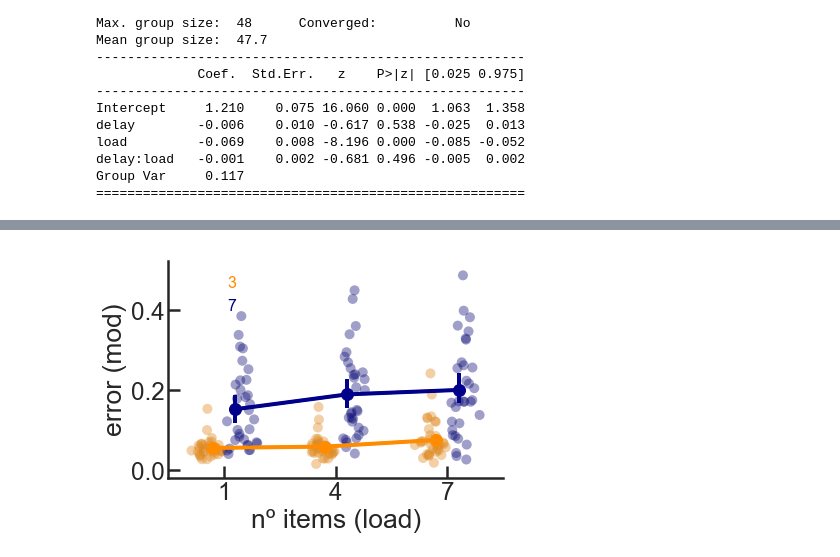
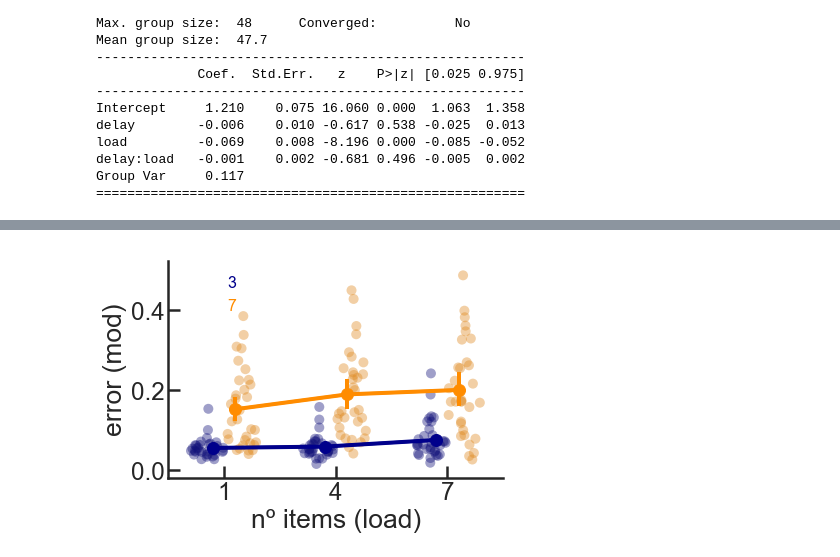
Before and after one commit to davidbestue/outreach_wm, a Jupyter notebook: analysis/summary_analysis.ipynb, the cells around one changed output, grey strips where cells are left out. Cells and saved outputs as stored; diff of their text form; code cells hidden in the pictures.

```diff
--- a/analysis/summary_analysis.ipynb
+++ b/analysis/summary_analysis.ipynb
@@ -261,11 +278,11 @@ Group Var     0.117
 # %%
 linares_plot(x='delay', y='module', hue='load', df=df_, order=[1,4,7],
              hue_order=[3,7], by_subj=True, subj_col='subj', reps=100,
-             palette=['darkorange', 'darkblue', ],
+             palette=['darkblue','darkorange'],
             fill_box=True, point_size=10, alpha_box=0.5, sep_axis=False , plot_box='line'        )
 
 plt.ylabel('error (mod)')
 plt.xlabel('nº items (load)')
 plt.show()
 # %% [output]
-[figure, old version]
+[figure, new version]
```
Also changed, not shown: parts of 6 cells of this notebook.
